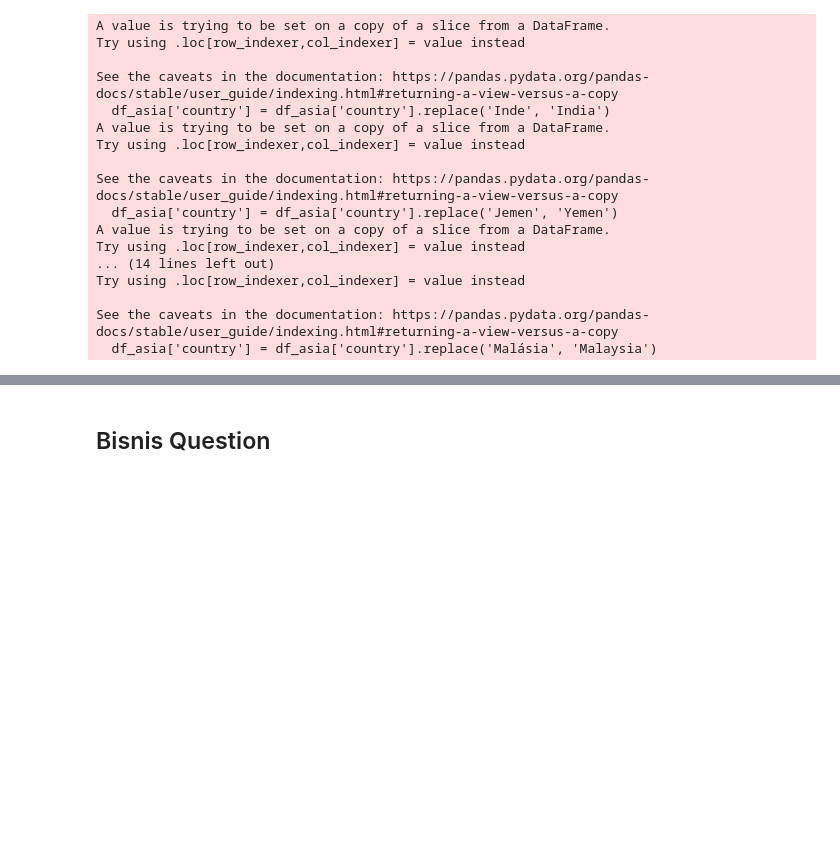
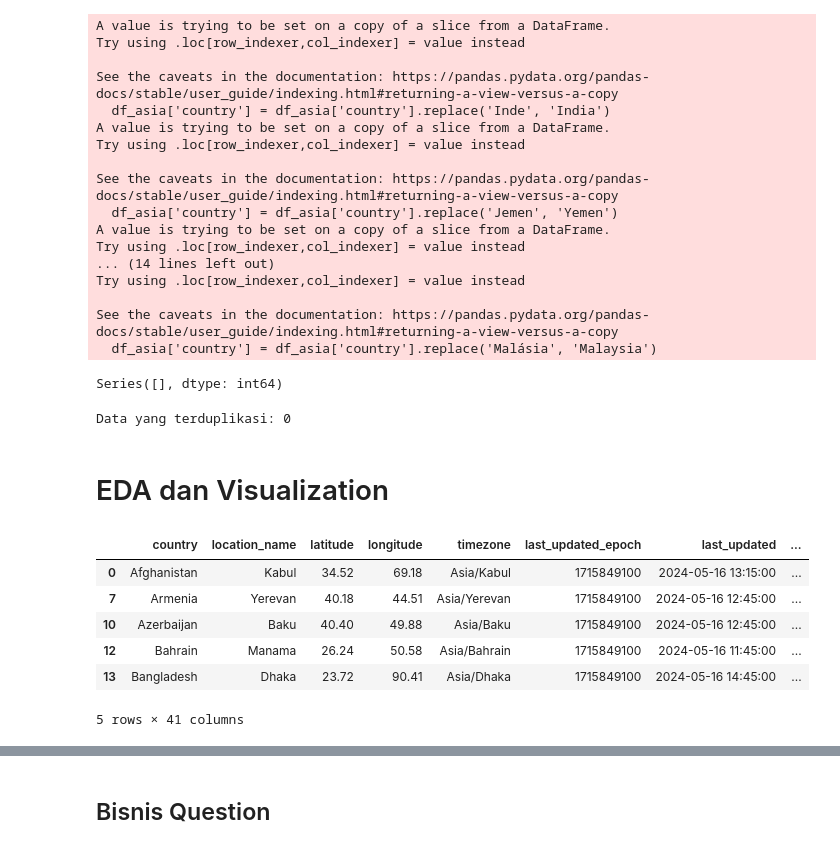
Before and after one commit to SenyuminAja16/2-Faza-Grace, a Jupyter notebook: EDAdan Visualization.ipynb, the cells around one changed output, grey strips where cells are left out. Drawn from its saved outputs; the diff is of its cells as text; code cells hidden in the pictures; blank space fills up the shorter version.

```diff
--- a/EDAdan Visualization.ipynb
+++ b/EDAdan Visualization.ipynb
@@ -113,5 +132,26 @@ Try using .loc[row_indexer,col_indexer] = value instead
 
 See the caveats in the documentation: https://pandas.pydata.org/pandas-docs/stable/user_guide/indexing.html#returning-a-view-versus-a-copy
   df_asia['country'] = df_asia['country'].replace('Malásia', 'Malaysia')
+# %%
+missing_values = df_asia.isna().sum()
+missing_values[missing_values > 0]
+# %% [output]
+Series([], dtype: int64)
+# %%
+print(f'Data yang terduplikasi: {df_asia.duplicated().sum()}')
+# %% [output]
+Data yang terduplikasi: 0
 # %%
 # df_asia.to_csv('asia_df.csv', index=False)
+# %% [markdown]
+# EDA dan Visualization
+# %%
+df_asia.head(5)
+# %% [output]
+|  | country | location_name | latitude | longitude | timezone | last_updated_epoch | last_updated | ... |
+| 0 | Afghanistan | Kabul | 34.52 | 69.18 | Asia/Kabul | 1715849100 | 2024-05-16 13:15:00 | ... |
+| 7 | Armenia | Yerevan | 40.18 | 44.51 | Asia/Yerevan | 1715849100 | 2024-05-16 12:45:00 | ... |
+| 10 | Azerbaijan | Baku | 40.40 | 49.88 | Asia/Baku | 1715849100 | 2024-05-16 12:45:00 | ... |
+| 12 | Bahrain | Manama | 26.24 | 50.58 | Asia/Bahrain | 1715849100 | 2024-05-16 11:45:00 | ... |
+| 13 | Bangladesh | Dhaka | 23.72 | 90.41 | Asia/Dhaka | 1715849100 | 2024-05-16 14:45:00 | ... |
+5 rows × 41 columns
```
Also changed, not shown: parts of 38 cells of this notebook.
